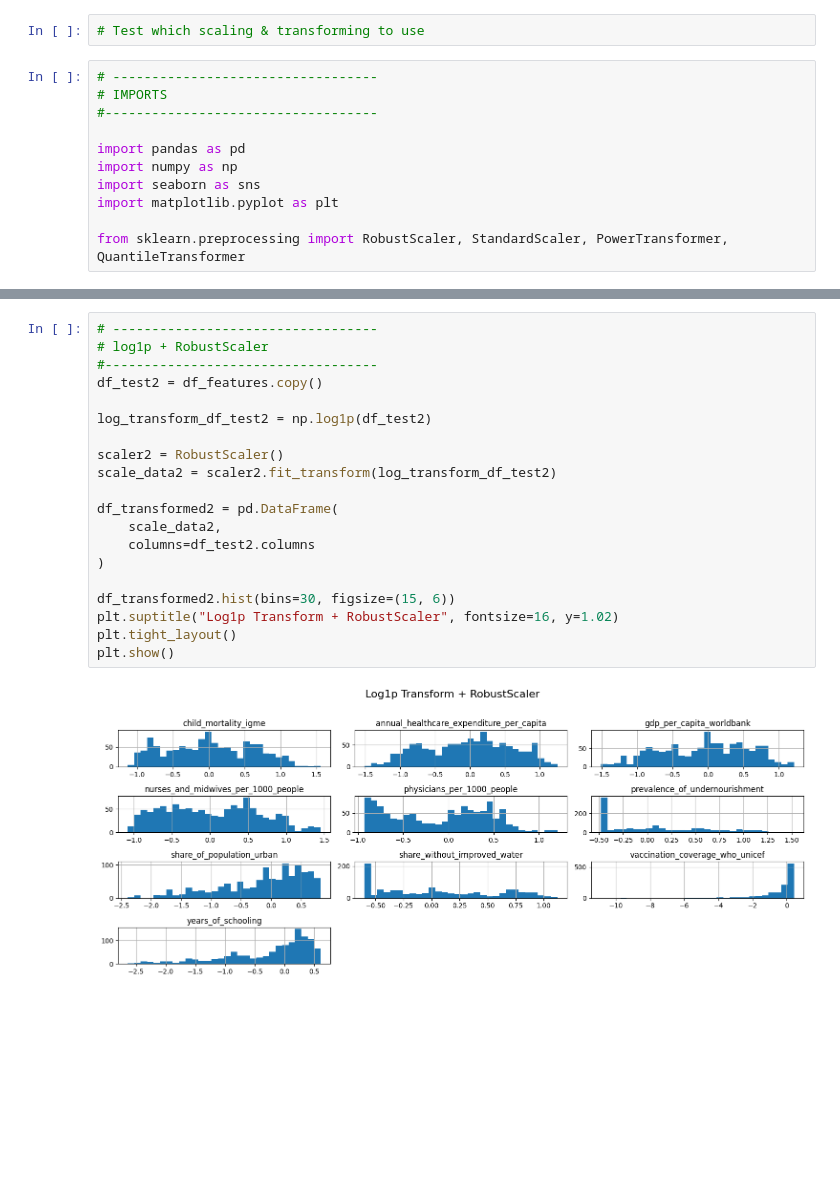
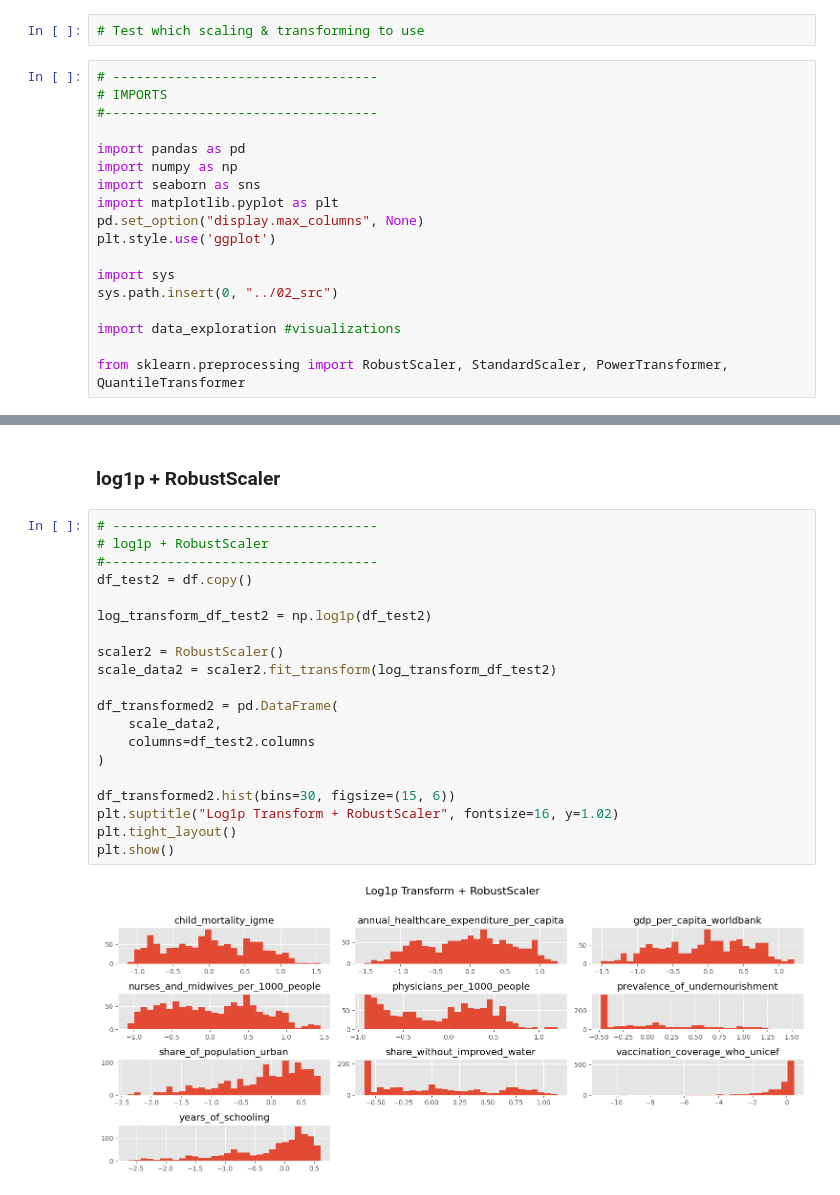
Before and after one commit to HamzahFayad/master_thesis_child_mortality, a Jupyter notebook: 01_notebooks/3_feature_engineering.ipynb, the cells around one changed output, grey strips where cells are left out. Drawn from its saved outputs; the diff is of its cells as text; blank space fills up the shorter version.

```diff
--- a/01_notebooks/3_feature_engineering.ipynb
+++ b/01_notebooks/3_feature_engineering.ipynb
@@ -11,6 +11,13 @@ import pandas as pd
 import numpy as np
 import seaborn as sns
 import matplotlib.pyplot as plt
+pd.set_option("display.max_columns", None)
+plt.style.use('ggplot')
+
+import sys
+sys.path.insert(0, "../02_src")
+
+import data_exploration #visualizations
 
 from sklearn.preprocessing import RobustScaler, StandardScaler, PowerTransformer, QuantileTransformer
 # %%
@@ -70,22 +105,24 @@ plt.show()
+# %% [markdown]
+### log1p + RobustScaler
 # %%
 # ----------------------------------
 # log1p + RobustScaler
 #-----------------------------------
-df_test2 = df_features.copy()
+df_test2 = df.copy()
 
 log_transform_df_test2 = np.log1p(df_test2)
 
 scaler2 = RobustScaler()
 scale_data2 = scaler2.fit_transform(log_transform_df_test2)
 
 df_transformed2 = pd.DataFrame(
     scale_data2,
     columns=df_test2.columns
 )
 
 df_transformed2.hist(bins=30, figsize=(15, 6))
 plt.suptitle("Log1p Transform + RobustScaler", fontsize=16, y=1.02)
 plt.tight_layout()
 plt.show()
 # %% [output]
-[figure, old version]
+[figure, new version]
```
Also changed, not shown: parts of 23 cells of this notebook, 4 other files.
